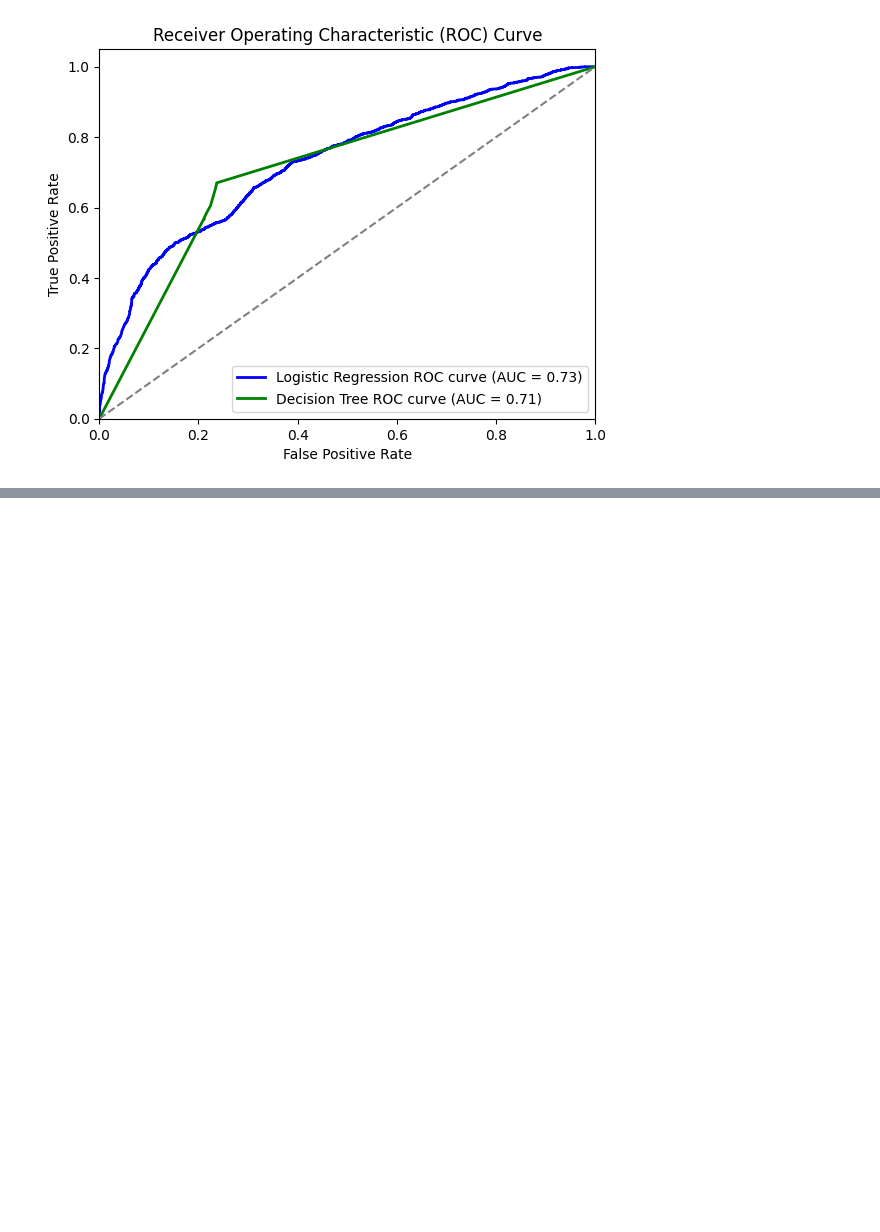
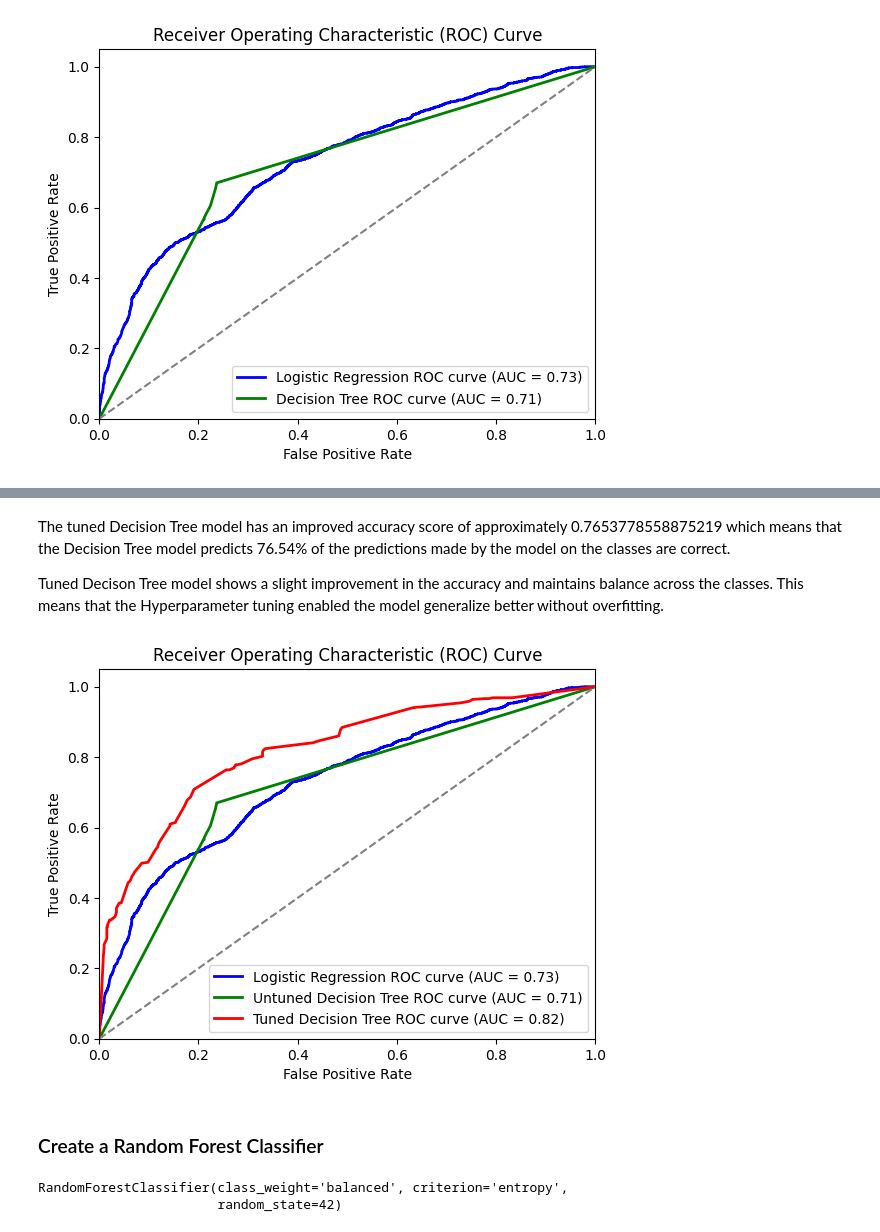
Before and after one commit to mikabenson/Space_ship-project, a Jupyter notebook: space_data.ipynb, the cells around one changed output, grey strips where cells are left out. Saved outputs shown, nothing was run; the diff lists cells and outputs as text; code cells hidden in the pictures; blank space fills up the shorter version.

Commit message:
tuning my models

```diff
--- a/space_data.ipynb
+++ b/space_data.ipynb
@@ -750,0 +734,19 @@ plt.show()
+# %%
+# Initialize the Decision Tree classifier
+DT_classifier = DecisionTreeClassifier(random_state=42)
+
+# Create a GridSearchCV object
+grid_search = GridSearchCV(estimator=DT_classifier, param_grid=param_grid, cv=5, scoring='accuracy', verbose=1, n_jobs=-1)
+# %%
+# Fit the GridSearchCV object to the training data
+grid_search.fit(X_train_dt, y_train_dt)
+
+# Get the best model
+best_DT_classifier = grid_search.best_estimator_
+
+# Predict probabilities for the best Decision Tree
+y_pred_prob_dt_tuned = best_DT_classifier.predict_proba(X_test_dt)[:, 1]
+
+# Compute ROC curve and AUC for the best Decision Tree
+fpr_dt_tuned, tpr_dt_tuned, _ = roc_curve(y_test_dt, y_pred_prob_dt_tuned)
+roc_auc_dt_tuned = roc_auc_score(y_test_dt, y_pred_prob_dt_tuned)
@@ -750,0 +786,26 @@ plt.show()
+# %% [markdown]
+The tuned Decision Tree model has an improved accuracy score of approximately 0.7653778558875219 which means that the Decision Tree model predicts 76.54% of the predictions made by the model on the classes are correct.
+
+Tuned Decison Tree model shows a slight improvement in the accuracy and maintains balance across the classes. This means that the Hyperparameter tuning enabled the model generalize better without overfitting.
+# %%
+import matplotlib.pyplot as plt
+
+# Plot ROC curves
+plt.figure()
+plt.plot(fpr, tpr, color='blue', lw=2, label=f'Logistic Regression ROC curve (AUC = {roc_auc:.2f})')
+plt.plot(fpr_untuned, tpr_untuned, color='green', lw=2, label=f'Untuned Decision Tree ROC curve (AUC = {roc_auc_dt_untuned:.2f})')
+plt.plot(fpr_dt_tuned, tpr_dt_tuned, color='red', lw=2, label=f'Tuned Decision Tree ROC curve (AUC = {roc_auc_dt_tuned:.2f})')
+plt.plot([0, 1], [0, 1], color='gray', linestyle='--')  # Random classifier diagonal
+
+# Plot settings
+plt.xlim([0.0, 1.0])
+plt.ylim([0.0, 1.05])
+plt.xlabel('False Positive Rate')
+plt.ylabel('True Positive Rate')
+plt.title('Receiver Operating Characteristic (ROC) Curve')
+plt.legend(loc='lower right')
+plt.show()
+# %% [output]
+[figure, added]
+# %% [markdown]
+### Create a Random Forest Classifier
@@ -750,0 +834,6 @@ plt.show()
+# %%
+# Step 3: Train the Random Forest model
+random_forest.fit(X_train_balanced, y_train_balanced)
+# %% [output]
+RandomForestClassifier(class_weight='balanced', criterion='entropy',
+                       random_state=42)
```
Also changed, not shown: parts of 19 cells of this notebook, 6 other files.
